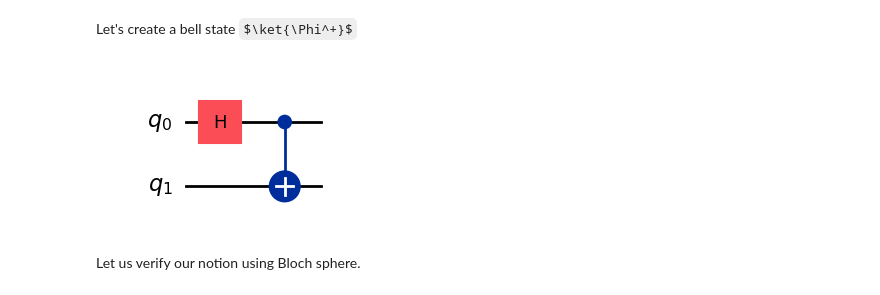
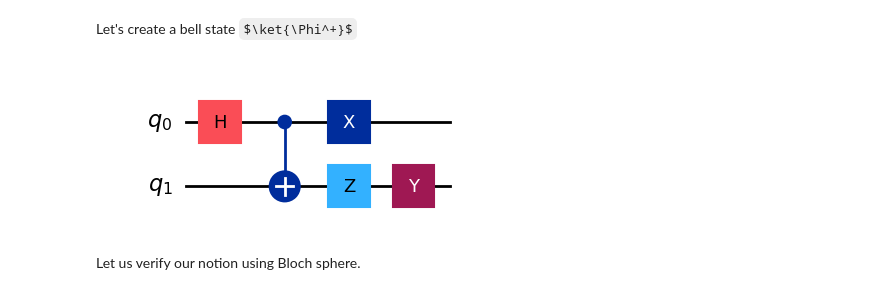
Before and after one commit to Sanjaysuresh05/d, a Jupyter notebook: Introduction to Qiskit.ipynb, the cells around one changed output. Cells and saved outputs as stored; diff of their text form; code cells hidden in the pictures; some formulas as TeX source.

```diff
--- a/Introduction to Qiskit.ipynb
+++ b/Introduction to Qiskit.ipynb
@@ -87,10 +69,14 @@ Let's create a bell state $\ket{\Phi^+}$
 # %%
 qc = QuantumCircuit(2)
 qc.h(0)
 qc.cx(0,1)
+qc.x(0)
+qc.z(1)
+qc.y(1)
+
 qc.draw('mpl')
 # %% [output]
-[figure, old version]
+[figure, new version]
 # %% [markdown]
 Let us verify our notion using Bloch sphere.
 # %%
```
Also changed, not shown: parts of 4 cells of this notebook.
